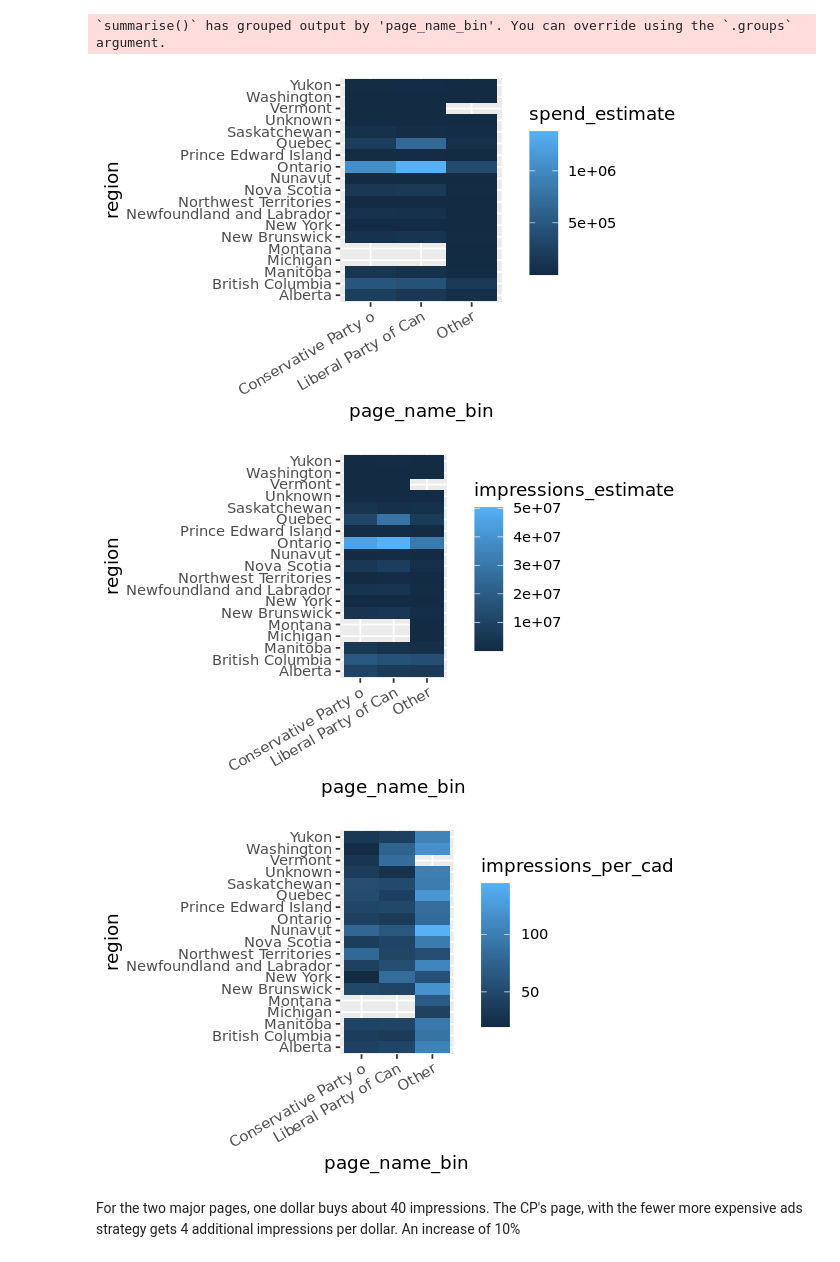
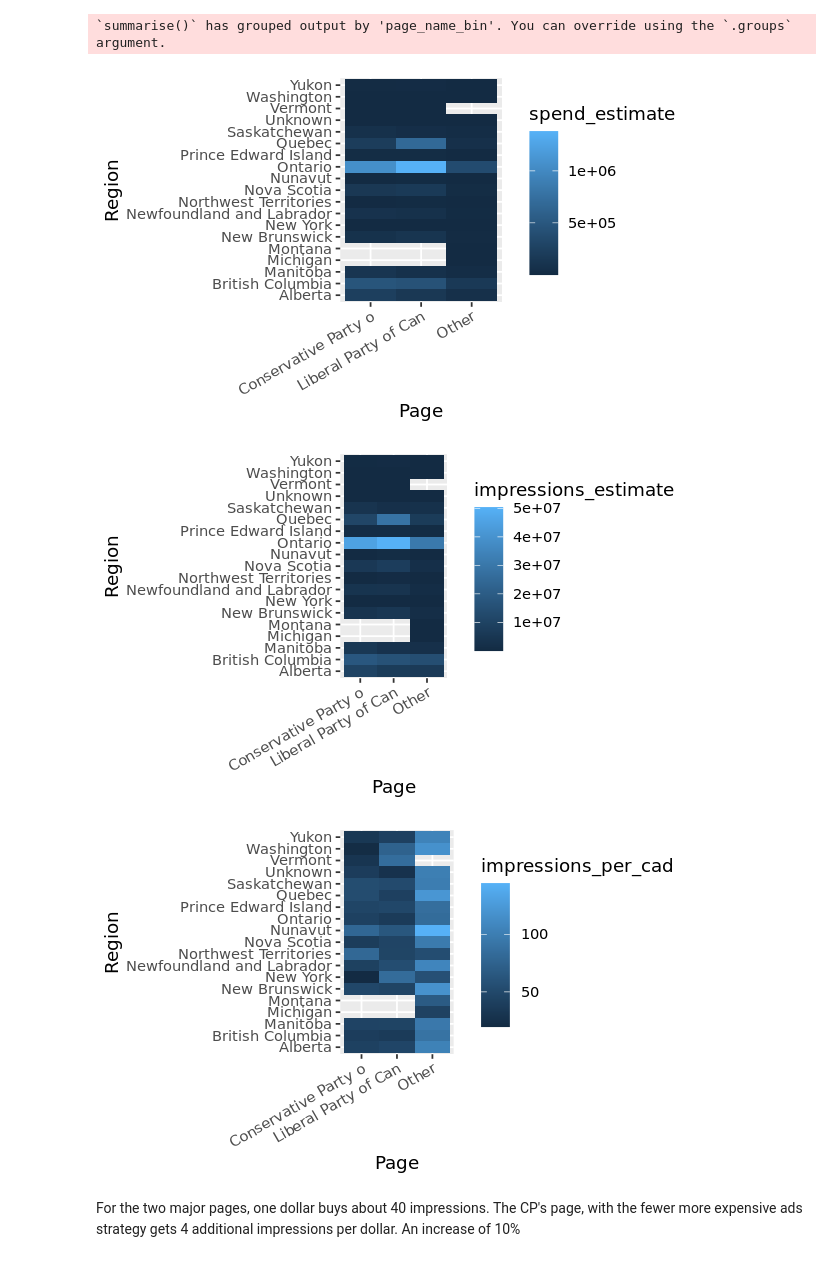
Before and after one commit to atiagosoares/ads_archive, a Jupyter notebook: analisys.ipynb, the cells around one changed output. Drawn from its saved outputs; the diff is of its cells as text; code cells hidden in the pictures.

```diff
--- a/analisys.ipynb
+++ b/analisys.ipynb
@@ -126,21 +130,24 @@ summarise(
 # %%
 ggplot(data = page_regions_df) +
     geom_tile(mapping = aes(x = page_name_bin, y = region, fill = spend_estimate)) +
-    theme(axis.text.x = element_text(angle = 30, vjust = 1, hjust=1))
+    theme(axis.text.x = element_text(angle = 30, vjust = 1, hjust=1)) +
+    labs(y = "Region", x = "Page")
 # %% [output]
-[figure, old version]
+[figure, new version]
 # %%
 ggplot(data = page_regions_df) +
     geom_tile(mapping = aes(x = page_name_bin, y = region, fill = impressions_estimate)) +
-    theme(axis.text.x = element_text(angle = 30, vjust = 1, hjust=1))
+    theme(axis.text.x = element_text(angle = 30, vjust = 1, hjust=1)) +
+    labs(y = "Region", x = "Page")
 # %% [output]
-[figure, old version]
+[figure, new version]
 # %%
 ggplot(data = page_regions_df) +
     geom_tile(mapping = aes(x = page_name_bin, y = region, fill = impressions_per_cad)) +
-    theme(axis.text.x = element_text(angle = 30, vjust = 1, hjust=1))
+    theme(axis.text.x = element_text(angle = 30, vjust = 1, hjust=1)) +
+    labs(y = "Region", x = "Page")
 # %% [output]
-[figure, old version]
+[figure, new version]
 # %% [markdown]
 For the two major pages, one dollar buys about 40 impressions. The CP's page, with the fewer more expensive ads strategy gets 4 additional impressions per dollar. An increase of 10%
 # %%
```
Also changed, not shown: parts of 5 cells of this notebook.
